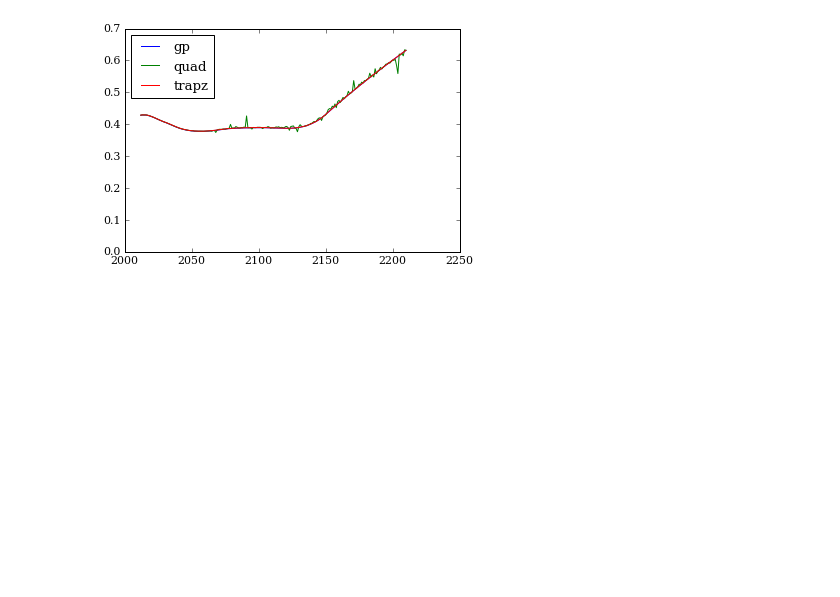
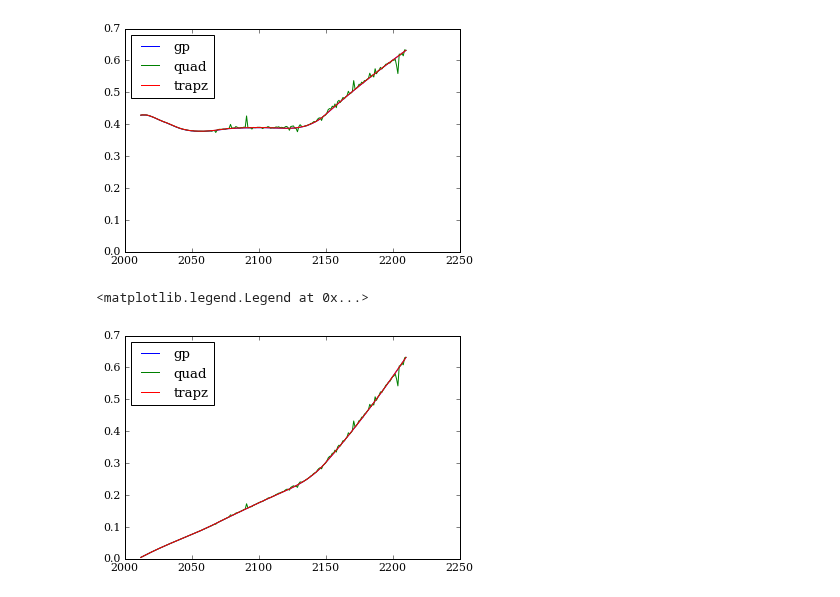
Before and after one commit to ergs/sandbox, a Jupyter notebook: ctcc/methodology-dwt-free.ipynb, the cells around one changed output. Saved outputs shown, nothing was run; the diff lists cells and outputs as text; code cells hidden in the pictures; blank space fills up the shorter version.

```diff
--- a/ctcc/methodology-dwt-free.ipynb
+++ b/ctcc/methodology-dwt-free.ipynb
@@ -360,6 +356,25 @@ denom0_quad**2
 # %% [markdown]
 ## Trapizodal Integrator
 # %%
+def midpoints(lower, upper, n):
+    """find the nth midpoints of the linspace of
+    np.linspace(lower, upper, 2**n + 1). This is effectively the same as
+    np.linspace(lower, upper, 2**n + 1)[1:-1:2]
+    """
+    dx = (upper - lower)/(2**n)
+    return np.linspace(l + dx, u - dx, 2**(n-1))
+
+def pointwise_integrands(t, gp0, y0, gp1, y1):
+    """Returns the integrand factors for a tim grid t."""
+    mu0, cov0 = gp0.predict(y0, t)
+    var0 = np.diag(cov0)
+    mu1, cov1 = gp1.predict(y1, t)
+    var1 = np.diag(cov1)
+    numer = var0 + var1 + (mu0 - mu1)**2
+    denom0 = var0 + mu0**2
+    denom1 = var1 + mu1**2
+    return numer, denom0, denom1
+
 def trapz_l2_dist(gp0, y0, gp1, y1, lower, upper):
     """L2 Norm for gaussian processes.
 
@@ -375,18 +390,11 @@ def trapz_l2_dist(gp0, y0, gp1, y1, lower, upper):
         The upper bound.
     """
     t = np.linspace(lower, upper, 1000)
-    mu0, cov0 = gp0.predict(y0, t)
-    var0 = np.diag(cov0)
-    mu1, cov1 = gp1.predict(y1, t)
-    var1 = np.diag(cov1)
-    numer = np.trapz((var0 + var1 + (mu0 - mu1)**2), x=t)
-    denom0 =  np.sqrt(np.trapz((var0 + mu0**2), x=t))
-    denom1 =  np.sqrt(np.trapz((var1 + mu1**2), x=t))
+    n_p, d0_p, d1_p = pointwise_integrands(t, gp0, y0, gp1, y1)
+    numer = np.trapz(n_p, x=t)
+    denom0 =  np.sqrt(np.trapz(d0_p, x=t))
+    denom1 =  np.sqrt(np.trapz(d1_p, x=t))
     denom = denom0 * denom1
-    #print("numer_trapz =", numer)
-    #print("denom_trapz =", denom)
-    #print("denom0_trapz =", denom0)
-    #print("denom1_trapz =", denom1)
     return numer / denom
 # %%
 trapz_l2_dist(lwr0_gp, gwe_lwr_sim0, gwe_lwr_gp, gwe_lwr_y, t[0], t[-1])
@@ -442,3 +450,12 @@ plt.legend(loc=0)
 # %% [output]
 <matplotlib.legend.Legend at 0x...>
 [figure]
+# %%
+dt = (t - t[0])/(t[-1] - t[0])
+plt.plot(t, cum_gp*dt, label='gp')
+plt.plot(t, cum_quad*dt, label='quad')
+plt.plot(t, cum_trapz*dt, label='trapz')
+plt.legend(loc=0)
+# %% [output]
+<matplotlib.legend.Legend at 0x...>
+[figure, added]
```
Also changed, not shown: parts of 5 cells of this notebook, 5 other files.
